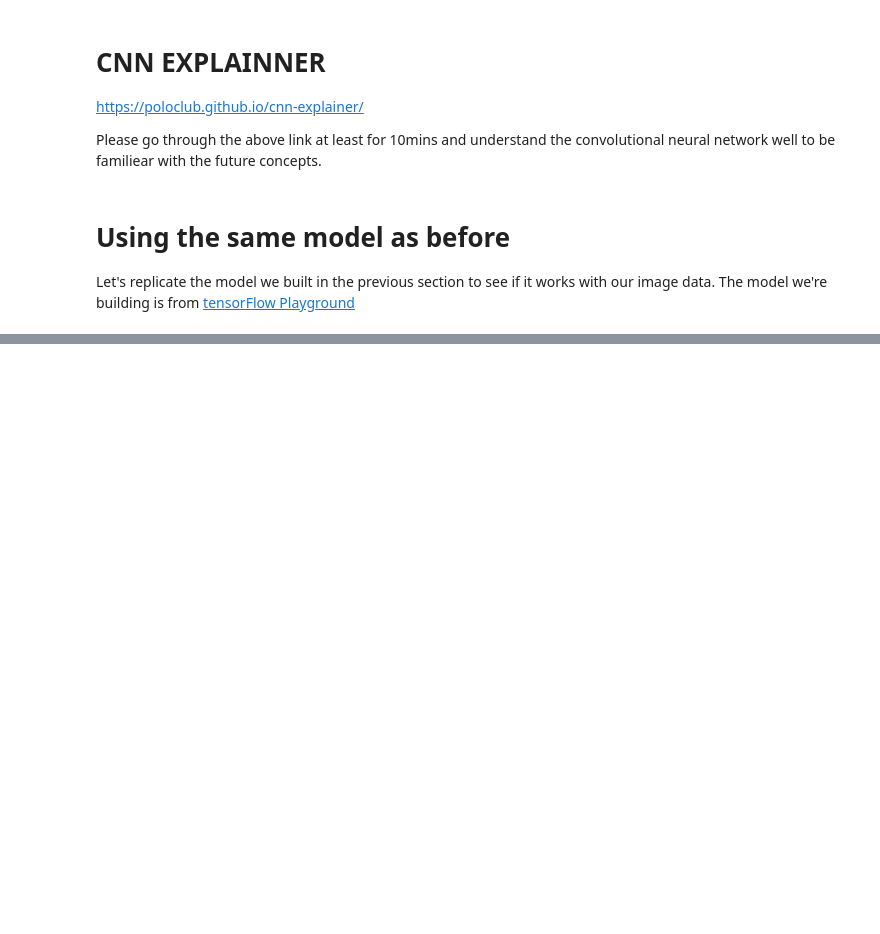
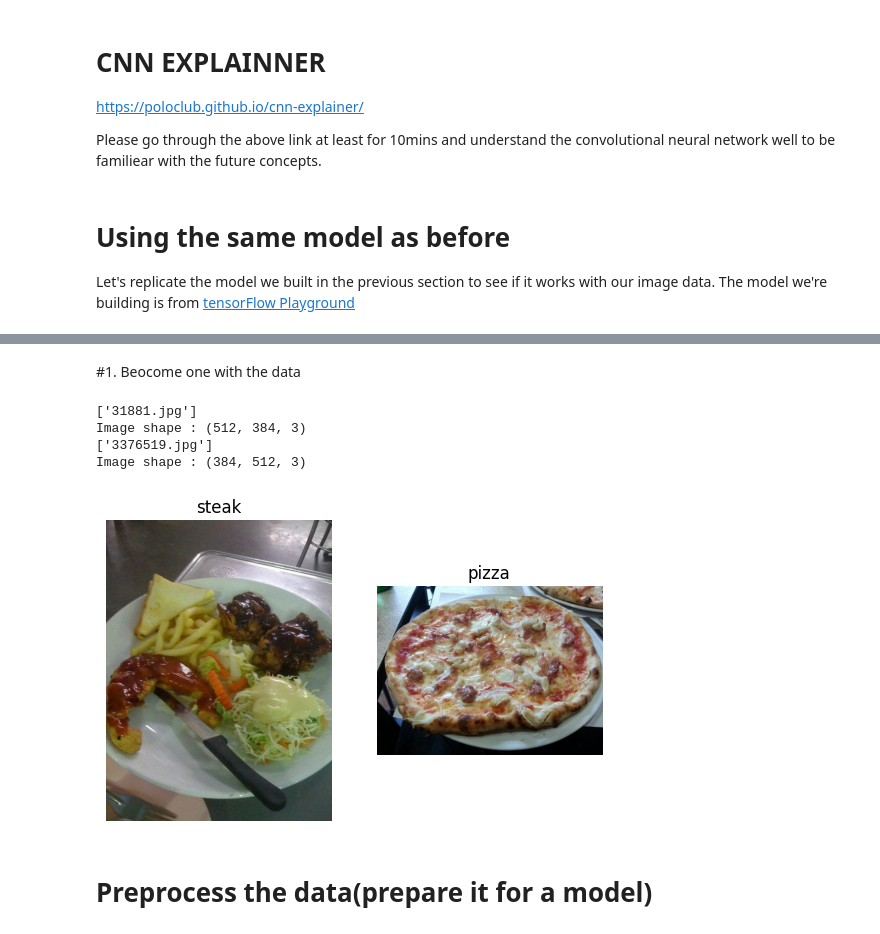
Before and after one commit to iamchenchu/Deep-Learnig-with-TensorFlow, a Jupyter notebook: 03_Convolutional_Neural_Networks_and_Computer_Vision_in_tensorflow.ipynb, the cells around one changed output, grey strips where cells are left out. Drawn from its saved outputs; the diff is of its cells as text; code cells hidden in the pictures; blank space fills up the shorter version.

```diff
--- a/03_Convolutional_Neural_Networks_and_Computer_Vision_in_tensorflow.ipynb
+++ b/03_Convolutional_Neural_Networks_and_Computer_Vision_in_tensorflow.ipynb
@@ -388,0 +482,19 @@ Epoch 5/5
+# %% [markdown]
+#1. Beocome one with the data
+# %%
+#Visualize the data
+plt.figure()
+plt.subplot(1, 2, 1)
+steak_img = view_random_image(target_dir="pizza_steak/train/",
+                        target_class="steak")
+plt.subplot(1, 2, 2)
+pizza_img = view_random_image(target_dir="pizza_steak/train/",
+                        target_class="pizza")
+# %% [output]
+['31881.jpg']
+Image shape : (512, 384, 3)
+['3376519.jpg']
+Image shape : (384, 512, 3)
+[figure, added]
+# %% [markdown]
+# Preprocess the data(prepare it for a model)
```
Also changed, not shown: parts of 25 cells of this notebook.
